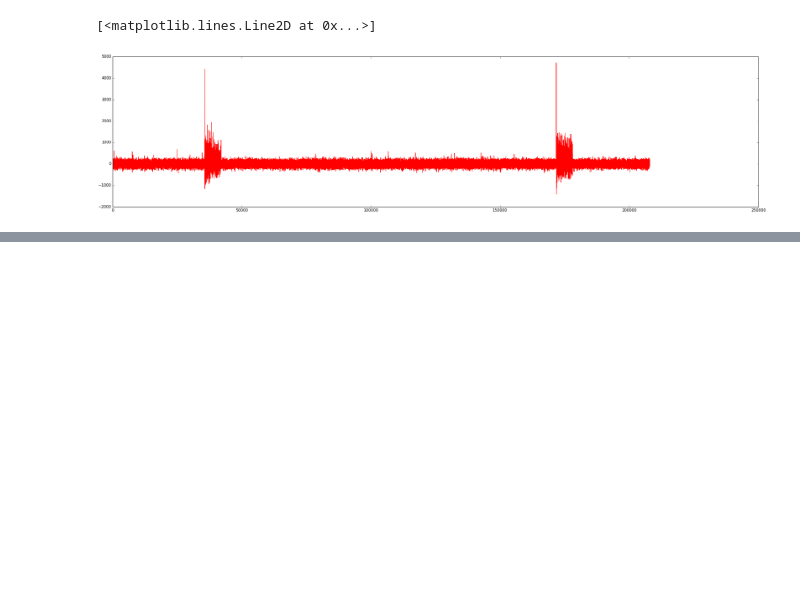
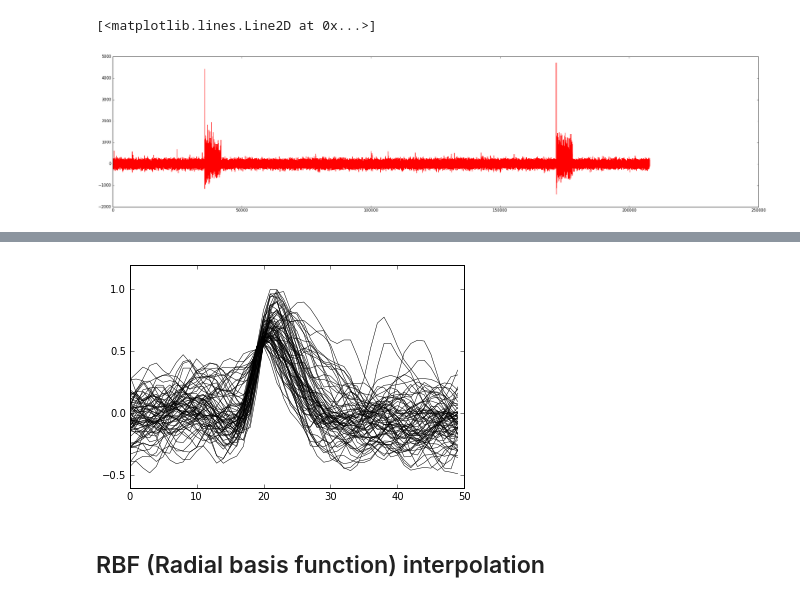
Before and after one commit to ktakagaki/kt-2015-DSPHandsOn, a Jupyter notebook: MedianFilter/Python/07. Real Data/Real data median filter.ipynb, the cells around one changed output, grey strips where cells are left out. Drawn from its saved outputs; the diff is of its cells as text; code cells hidden in the pictures; blank space fills up the shorter version.

```diff
--- a/MedianFilter/Python/07. Real Data/Real data median filter.ipynb
+++ b/MedianFilter/Python/07. Real Data/Real data median filter.ipynb
@@ -162,0 +151,9 @@ for o in range (1, len(thresholds)):
+# %%
+thresholds_norm = thresholds_array/float(thresholds_array.max())
+# %%
+for o in range (len(thresholds_norm[1,:])):
+    plt.plot(thresholds_norm[:,o], color = 'black', linewidth = 0.5)
+# %% [output]
+[figure, added]
+# %% [markdown]
+## RBF (Radial basis function) interpolation
```
Also changed, not shown: parts of 24 cells of this notebook.
